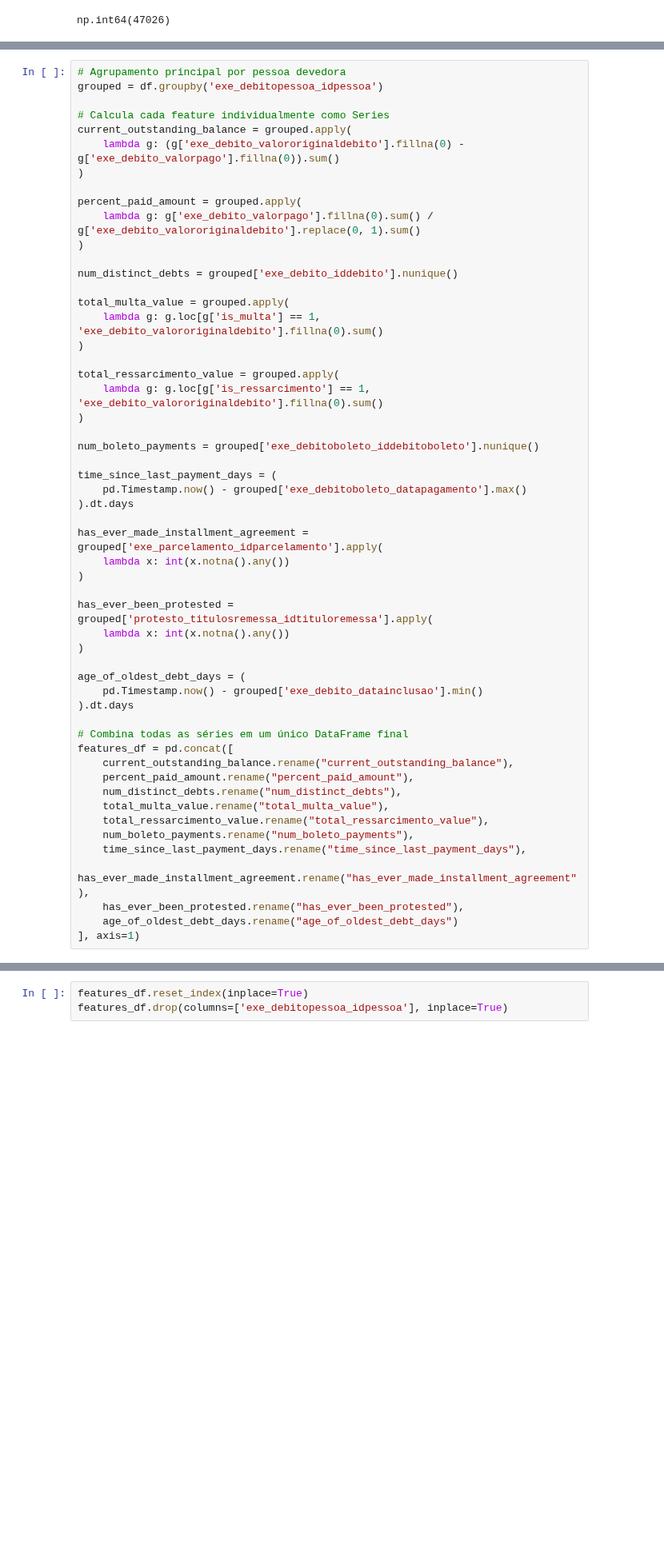
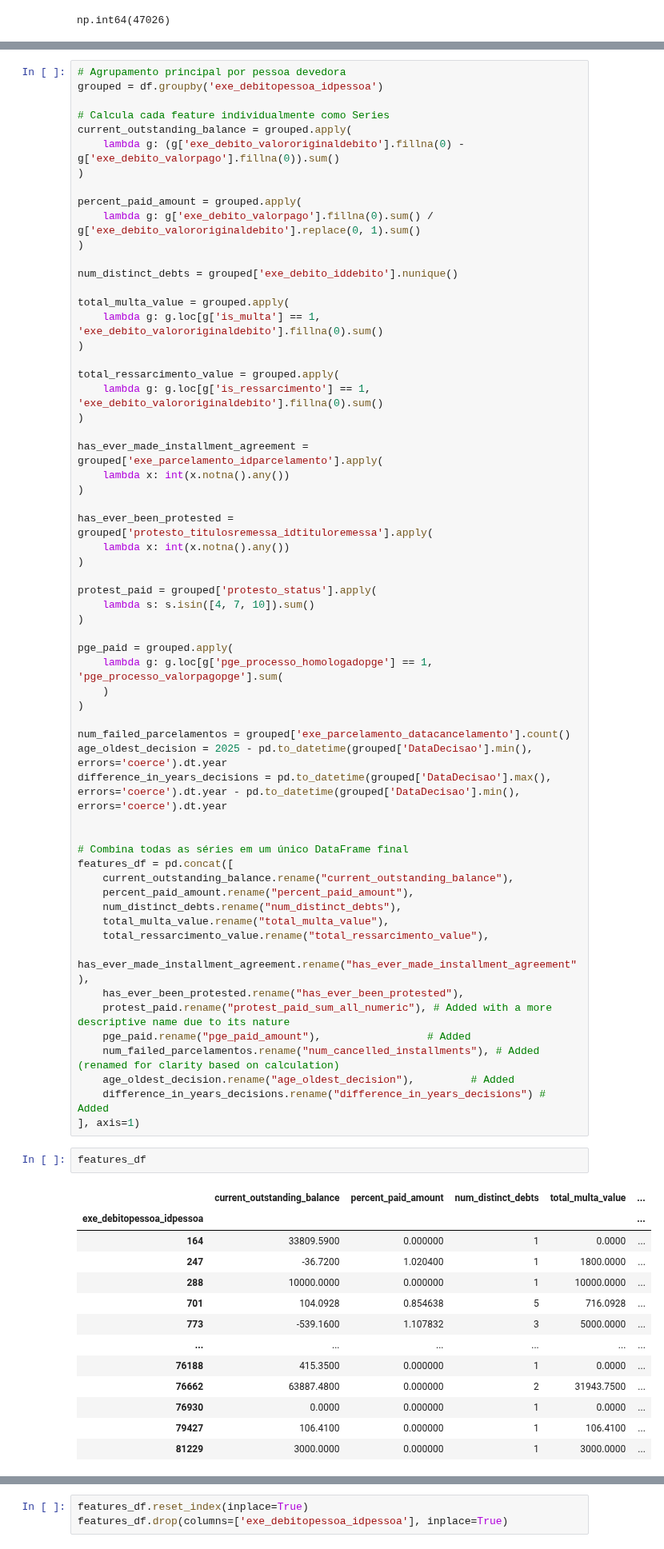
Before and after one commit to eduardoplima/tce-debtor-clustering, a Jupyter notebook: notebooks/dataset_creation.ipynb, the cells around one changed output, grey strips where cells are left out. Shown at 80% size. Drawn from its saved outputs; the diff is of its cells as text; blank space fills up the shorter version.

```diff
--- a/notebooks/dataset_creation.ipynb
+++ b/notebooks/dataset_creation.ipynb
@@ -391,12 +393,6 @@ total_ressarcimento_value = grouped.apply(
     lambda g: g.loc[g['is_ressarcimento'] == 1, 'exe_debito_valororiginaldebito'].fillna(0).sum()
 )
 
-num_boleto_payments = grouped['exe_debitoboleto_iddebitoboleto'].nunique()
-
-time_since_last_payment_days = (
-    pd.Timestamp.now() - grouped['exe_debitoboleto_datapagamento'].max()
-).dt.days
-
 has_ever_made_installment_agreement = grouped['exe_parcelamento_idparcelamento'].apply(
     lambda x: int(x.notna().any())
 )
@@ -405,9 +401,19 @@ has_ever_been_protested = grouped['protesto_titulosremessa_idtituloremessa'].app
     lambda x: int(x.notna().any())
 )
 
-age_of_oldest_debt_days = (
-    pd.Timestamp.now() - grouped['exe_debito_datainclusao'].min()
-).dt.days
+protest_paid = grouped['protesto_status'].apply(
+    lambda s: s.isin([4, 7, 10]).sum()
+)
+
+pge_paid = grouped.apply(
+    lambda g: g.loc[g['pge_processo_homologadopge'] == 1, 'pge_processo_valorpagopge'].sum(
+    )
+)
+
+num_failed_parcelamentos = grouped['exe_parcelamento_datacancelamento'].count()
+age_oldest_decision = 2025 - pd.to_datetime(grouped['DataDecisao'].min(), errors='coerce').dt.year
+difference_in_years_decisions = pd.to_datetime(grouped['DataDecisao'].max(), errors='coerce').dt.year - pd.to_datetime(grouped['DataDecisao'].min(), errors='coerce').dt.year
+
 
 # Combina todas as séries em um único DataFrame final
 features_df = pd.concat([
@@ -416,9 +422,27 @@ features_df = pd.concat([
     num_distinct_debts.rename("num_distinct_debts"),
     total_multa_value.rename("total_multa_value"),
     total_ressarcimento_value.rename("total_ressarcimento_value"),
-    num_boleto_payments.rename("num_boleto_payments"),
-    time_since_last_payment_days.rename("time_since_last_payment_days"),
     has_ever_made_installment_agreement.rename("has_ever_made_installment_agreement"),
     has_ever_been_protested.rename("has_ever_been_protested"),
-    age_of_oldest_debt_days.rename("age_of_oldest_debt_days")
+    protest_paid.rename("protest_paid_sum_all_numeric"), # Added with a more descriptive name due to its nature
+    pge_paid.rename("pge_paid_amount"),                 # Added
+    num_failed_parcelamentos.rename("num_cancelled_installments"), # Added (renamed for clarity based on calculation)
+    age_oldest_decision.rename("age_oldest_decision"),         # Added
+    difference_in_years_decisions.rename("difference_in_years_decisions") # Added
 ], axis=1)
+# %%
+features_df
+# %% [output]
+|  | current_outstanding_balance | percent_paid_amount | num_distinct_debts | total_multa_value | ... |
+| exe_debitopessoa_idpessoa |  |  |  |  | ... |
+| 164 | 33809.5900 | 0.000000 | 1 | 0.0000 | ... |
+| 247 | -36.7200 | 1.020400 | 1 | 1800.0000 | ... |
+| 288 | 10000.0000 | 0.000000 | 1 | 10000.0000 | ... |
+| 701 | 104.0928 | 0.854638 | 5 | 716.0928 | ... |
+| 773 | -539.1600 | 1.107832 | 3 | 5000.0000 | ... |
+| ... | ... | ... | ... | ... | ... |
+| 76188 | 415.3500 | 0.000000 | 1 | 0.0000 | ... |
+| 76662 | 63887.4800 | 0.000000 | 2 | 31943.7500 | ... |
+| 76930 | 0.0000 | 0.000000 | 1 | 0.0000 | ... |
+| 79427 | 106.4100 | 0.000000 | 1 | 106.4100 | ... |
+| 81229 | 3000.0000 | 0.000000 | 1 | 3000.0000 | ... |
```
Also changed, not shown: parts of 7 cells of this notebook, 1 other file.
